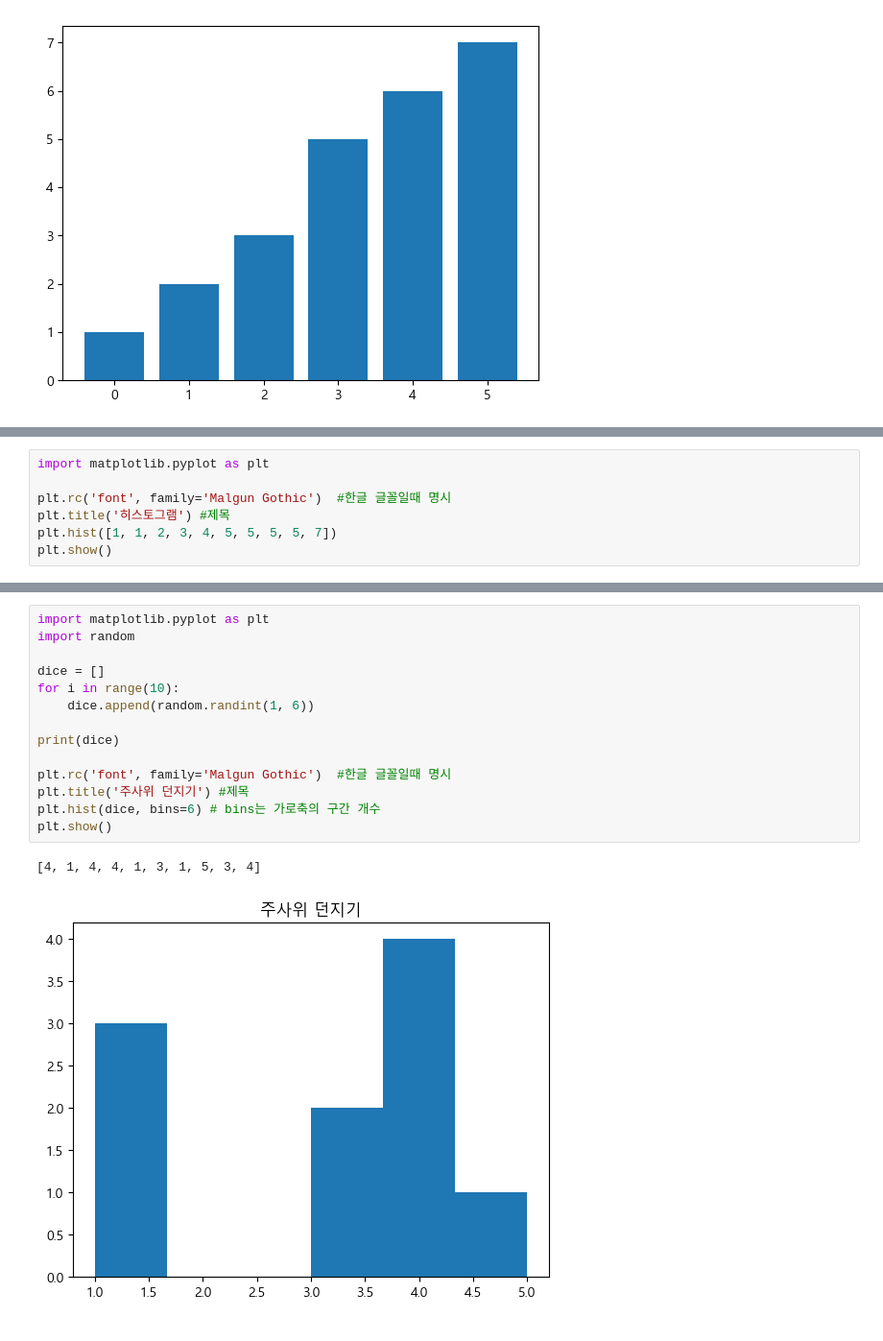
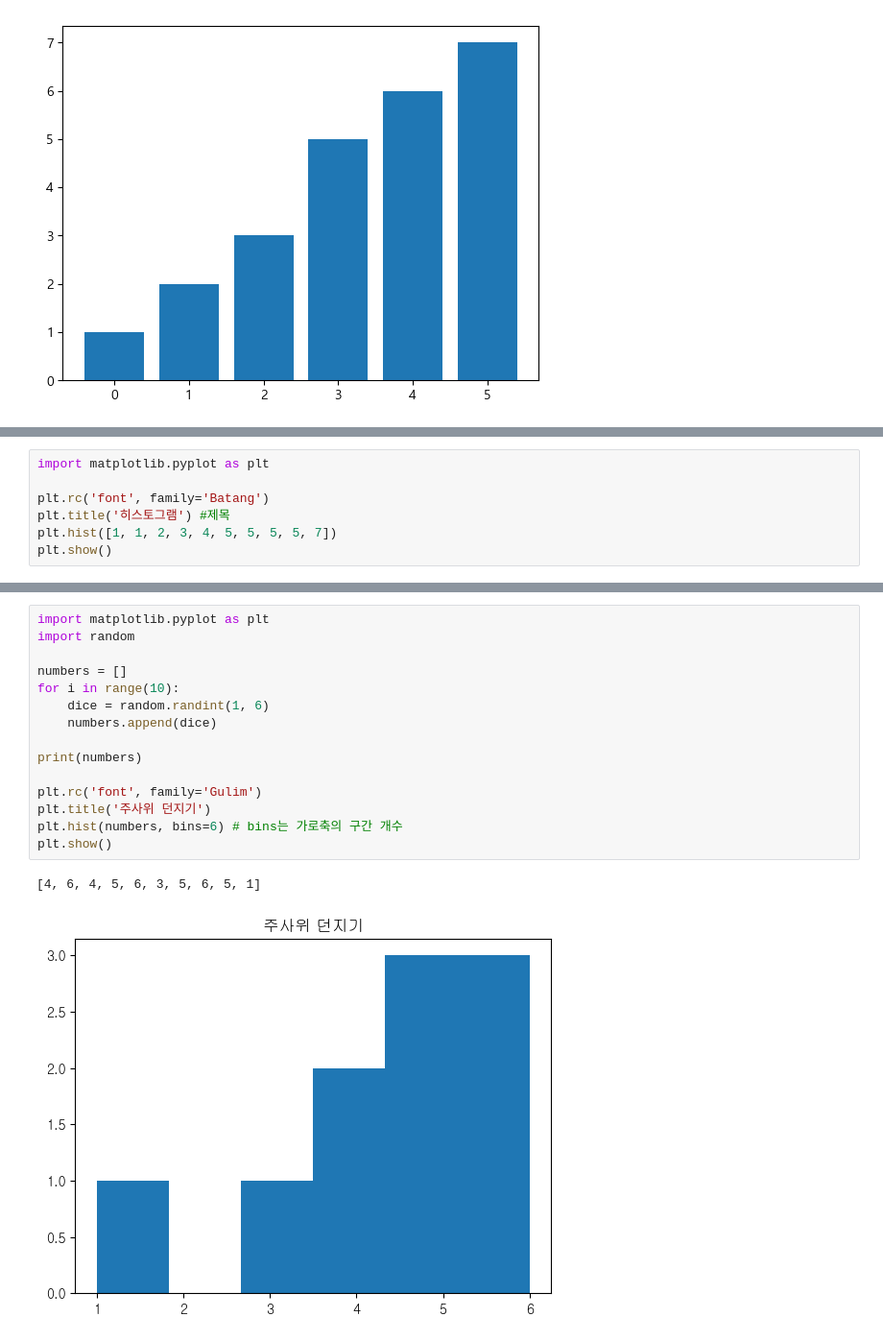
Before and after one commit to kiyongee2/data_ai, a Jupyter notebook: 시각화/1_matplotlib.ipynb, the cells around one changed output, grey strips where cells are left out. Shown: that part at 96% size. Cells and saved outputs as stored; diff of their text form.

```diff
--- a/시각화/1_matplotlib.ipynb
+++ b/시각화/1_matplotlib.ipynb
@@ -58,7 +104,7 @@ range(0, 6)
 # %%
 import matplotlib.pyplot as plt
 
-plt.rc('font', family='Malgun Gothic')  #한글 글꼴일때 명시
+plt.rc('font', family='Batang')
 plt.title('히스토그램') #제목
 plt.hist([1, 1, 2, 3, 4, 5, 5, 5, 5, 7])
 plt.show()
@@ -67,17 +113,18 @@ plt.show()
 # %%
 import matplotlib.pyplot as plt
 import random
 
-dice = []
+numbers = []
 for i in range(10):
-    dice.append(random.randint(1, 6))
+    dice = random.randint(1, 6)
+    numbers.append(dice)
 
-print(dice)
+print(numbers)
 
-plt.rc('font', family='Malgun Gothic')  #한글 글꼴일때 명시
-plt.title('주사위 던지기') #제목
-plt.hist(dice, bins=6) # bins는 가로축의 구간 개수
+plt.rc('font', family='Gulim')
+plt.title('주사위 던지기')
+plt.hist(numbers, bins=6) # bins는 가로축의 구간 개수
 plt.show()
 # %% [output]
-[4, 1, 4, 4, 1, 3, 1, 5, 3, 4]
+[4, 6, 4, 5, 6, 3, 5, 6, 5, 1]
-[figure, old version]
+[figure, new version]
```
Also changed, not shown: parts of 7 cells of this notebook, 13 other files.
